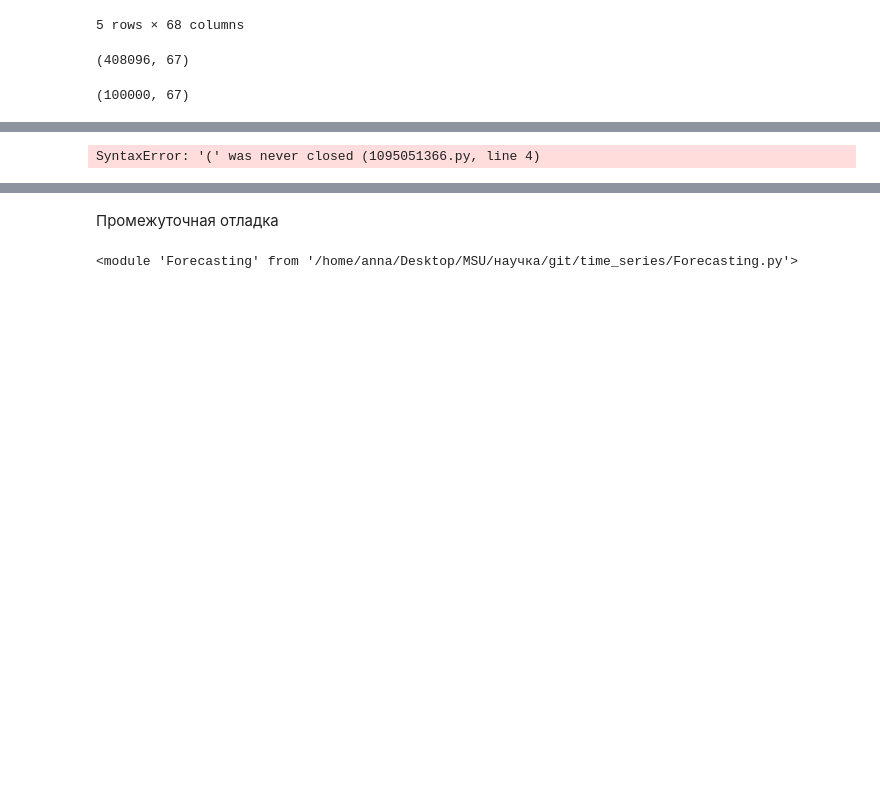
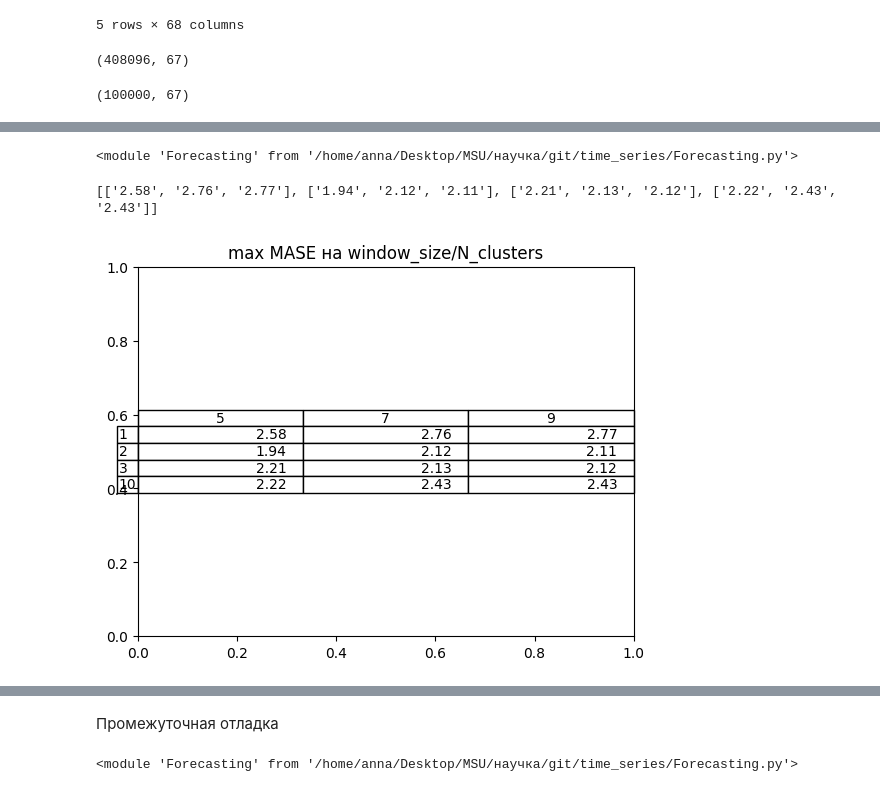
Before and after one commit to VeryLittleAnna/time_series, a Jupyter notebook: notebook.ipynb, the cells around one changed output, grey strips where cells are left out. Saved outputs shown, nothing was run; the diff lists cells and outputs as text; code cells hidden in the pictures; blank space fills up the shorter version.

```diff
--- a/notebook.ipynb
+++ b/notebook.ipynb
@@ -71,3 +68,9 @@ mase = MeanAbsoluteScaledError()
+# %%
+from sktime.performance_metrics.forecasting import MeanAbsoluteScaledError
+mase = MeanAbsoluteScaledError(multioutput='uniform_average')
+from sktime.forecasting.model_selection import SlidingWindowSplitter
+
+#if ‘raw_values’, returns a full set of errors in case of multioutput input. If ‘uniform_average’, errors of all outputs are averaged with uniform weight.
 # %%
 mae = MeanAbsoluteError()
 answers = {}
@@ -172,3 +211,10 @@ answers
+# %%
+import importlib
+import Clustering, Forecasting
+importlib.reload(Clustering)
+importlib.reload(Forecasting)
+# %% [output]
+<module 'Forecasting' from '/home/anna/Desktop/MSU/научка/git/time_series/Forecasting.py'>
 # %%
 from collections import defaultdict
         # plt.bar(np.arange(N_clusters), errors, color="red")
@@ -191,13 +237,15 @@ min_mase = {x : min(y) for x, y in answers.items()}
 # %%
 matrix = []
 for i in range(len(window_sizes_for_clustering)):
     matrix.append([f"{y:.2f}" for x, y in max_mase.items() if x[0] == window_sizes_for_clustering[i]])
+print(matrix)
 plt.table(cellText= matrix,
-        rowLabels=["N_clusters"] + [str(x) for x in Ns_clusters],
-        colLabels=['window_size'] + [str(x) for x in window_sizes_for_clustering],
+        rowLabels=[str(x) for x in window_sizes_for_clustering],
+        colLabels=[str(x) for x in Ns_clusters],
         loc='center'
         )
-plt.title("MASE на window_size\N_clusters")
+plt.title("max MASE на window_size/N_clusters")
 plt.show()
 # %% [output]
-SyntaxError: '(' was never closed (1095051366.py, line 4)
+[['2.58', '2.76', '2.77'], ['1.94', '2.12', '2.11'], ['2.21', '2.13', '2.12'], ['2.22', '2.43', '2.43']]
+[figure, added]
```
Also changed, not shown: parts of 13 cells of this notebook, 14 other files.
